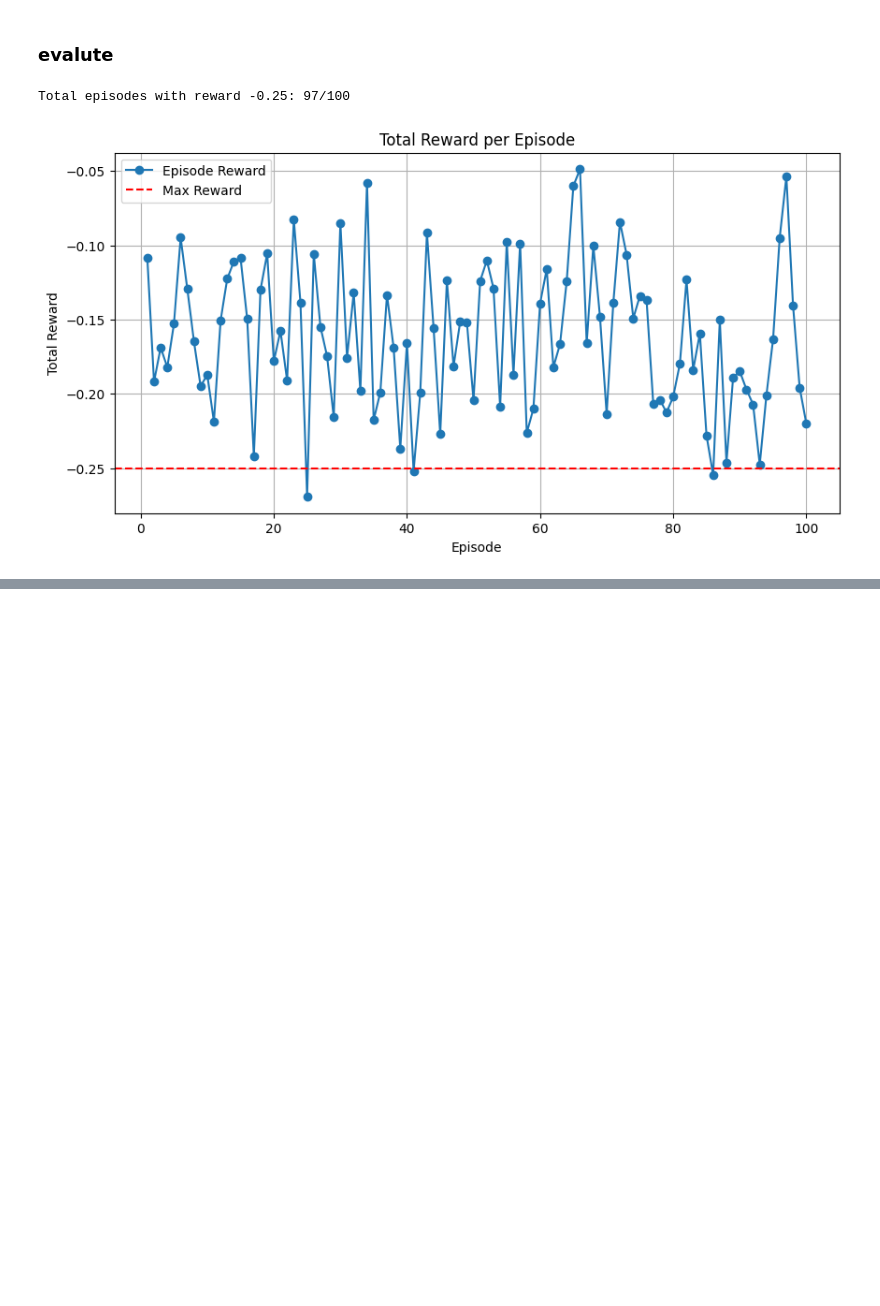
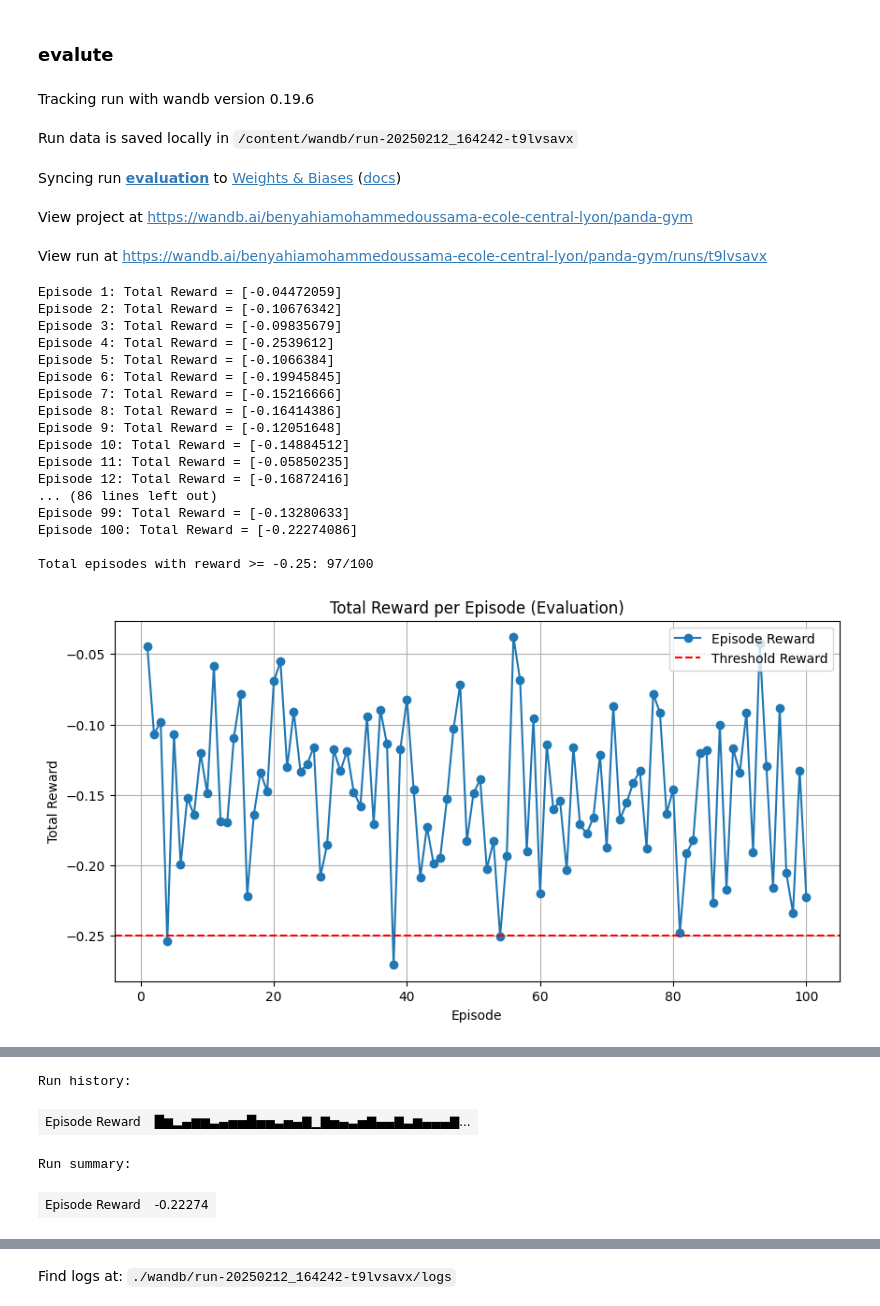
Before and after one commit to MohammedOussamaBEN/Reinforcement-learning, a Jupyter notebook: a2c_sb3_panda_reach.ipynb, the cells around one changed output, grey strips where cells are left out. Drawn from its saved outputs; the diff is of its cells as text; code cells hidden in the pictures; blank space fills up the shorter version.

```diff
--- a/a2c_sb3_panda_reach.ipynb
+++ b/a2c_sb3_panda_reach.ipynb
@@ -66,7 +65,7 @@ from stable_baselines3.common.vec_env import DummyVecEnv
 from huggingface_sb3 import package_to_hub
 
 # Initialize Weights & Biases (panda-gym)
-wandb.init(project="panda-gym", config={"total_timesteps": 100000})
+wandb.init(project="panda-gym", config={"total_timesteps": 500000})
 
 # Create and wrap the environment
 env = gym.make("PandaReachJointsDense-v3")
@@ -88,7 +87,7 @@ model = A2C(
 )
 
 # Training and Logging Rewards
-num_episodes = 1000
+num_episodes = 500
 episode_rewards = []
 
 for episode in range(num_episodes):
@@ -102,7 +101,7 @@ for episode in range(num_episodes):
         total_reward += reward
 
     episode_rewards.append(total_reward)
-    wandb.log({"Episode Reward": total_reward})  # Log reward in W&B
+    wandb.log({"Episode Reward": total_reward})  # Log reward in panda-gym
     print(f"Episode {episode+1}: Total Reward = {total_reward}")
 
 # Save the model
@@ -186,11 +181,15 @@ Modèle entraîné, sauvegardé et visualisé avec succès !
 # %%
 import gymnasium as gym
 import panda_gym
+import wandb
 import numpy as np
 import matplotlib.pyplot as plt
 from stable_baselines3 import A2C
 from stable_baselines3.common.vec_env import DummyVecEnv
 from huggingface_sb3 import load_from_hub
+
+# Initialize Weights & Biases for evaluation
+wandb.init(project="panda-gym", name="evaluation", config={"num_episodes": 100})
 
 # Load the model from Hugging Face Hub
 repo_id = "oussamab2n/a2c-panda-reach"
@@ -210,35 +209,62 @@ episode_rewards = []
 for episode in range(num_episodes):
     obs = env.reset()
     done = False
     total_reward = 0
 
     while not done:
         action, _ = model.predict(obs, deterministic=True)
         obs, reward, terminated, truncated = env.step(action)
 
         total_reward += reward
         done = terminated or truncated
 
     episode_rewards.append(total_reward)
+    wandb.log({"Episode Reward": total_reward})  # Log reward in Weights & Biases
 
     if total_reward >= -0.25:
         success_count += 1
 
-print(f"\nTotal episodes with reward -0.25: {success_count}/{num_episodes}")
+    print(f"Episode {episode+1}: Total Reward = {total_reward}")
+
+print(f"\nTotal episodes with reward >= -0.25: {success_count}/{num_episodes}")
 
 # Close the environment
 env.close()
 
 # Plot Total Reward per Episode
 plt.figure(figsize=(10, 5))
 plt.plot(range(1, num_episodes + 1), episode_rewards, marker="o", linestyle="-", label="Episode Reward")
-plt.axhline(y=-0.25, color="r", linestyle="--", label="Max Reward")
+plt.axhline(y=-0.25, color="r", linestyle="--", label="Threshold Reward")
 plt.xlabel("Episode")
 plt.ylabel("Total Reward")
-plt.title("Total Reward per Episode")
+plt.title("Total Reward per Episode (Evaluation)")
 plt.legend()
 plt.grid()
 plt.show()
+
+# Finish Weights & Biases logging
+wandb.finish()
 # %% [output]
+Tracking run with wandb version 0.19.6
+Run data is saved locally in /content/wandb/run-20250212_164242-t9lvsavx
+Syncing run evaluation to Weights & Biases (docs)
+View project at https://wandb.ai/benyahiamohammedoussama-ecole-central-lyon/panda-gym
+View run at https://wandb.ai/benyahiamohammedoussama-ecole-central-lyon/panda-gym/runs/t9lvsavx
-Total episodes with reward -0.25: 97/100
+Episode 1: Total Reward = [-0.04472059]
+Episode 2: Total Reward = [-0.10676342]
+Episode 3: Total Reward = [-0.09835679]
+Episode 4: Total Reward = [-0.2539612]
+Episode 5: Total Reward = [-0.1066384]
+Episode 6: Total Reward = [-0.19945845]
+Episode 7: Total Reward = [-0.15216666]
+Episode 8: Total Reward = [-0.16414386]
+Episode 9: Total Reward = [-0.12051648]
+Episode 10: Total Reward = [-0.14884512]
+Episode 11: Total Reward = [-0.05850235]
+Episode 12: Total Reward = [-0.16872416]
+... (86 lines left out)
+Episode 99: Total Reward = [-0.13280633]
+Episode 100: Total Reward = [-0.22274086]
+
+Total episodes with reward >= -0.25: 97/100
-[figure, old version]
+[figure, new version]
@@ -244,0 +272,4 @@ Total episodes with reward -0.25: 97/100
+Run history:
+| Episode Reward | █▆▂▄▆▆▃▄▅▅█▅▅▃▅▄▇▁▇▅▄▃▅▇▄▄▇▃▆▄▄▄▇... |
+Run summary:
+| Episode Reward | -0.22274 |
@@ -244,0 +279 @@ Total episodes with reward -0.25: 97/100
+Find logs at: ./wandb/run-20250212_164242-t9lvsavx/logs
```
Also changed, not shown: parts of 5 cells of this notebook.
